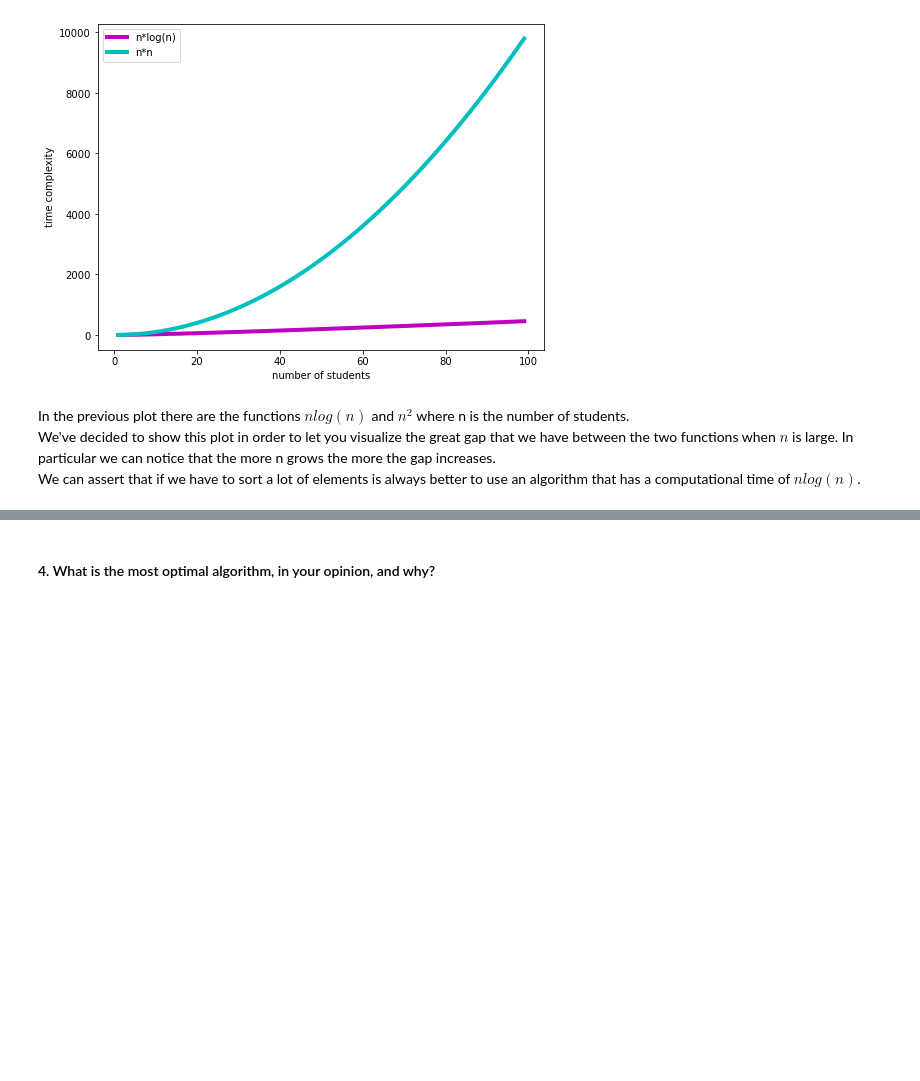
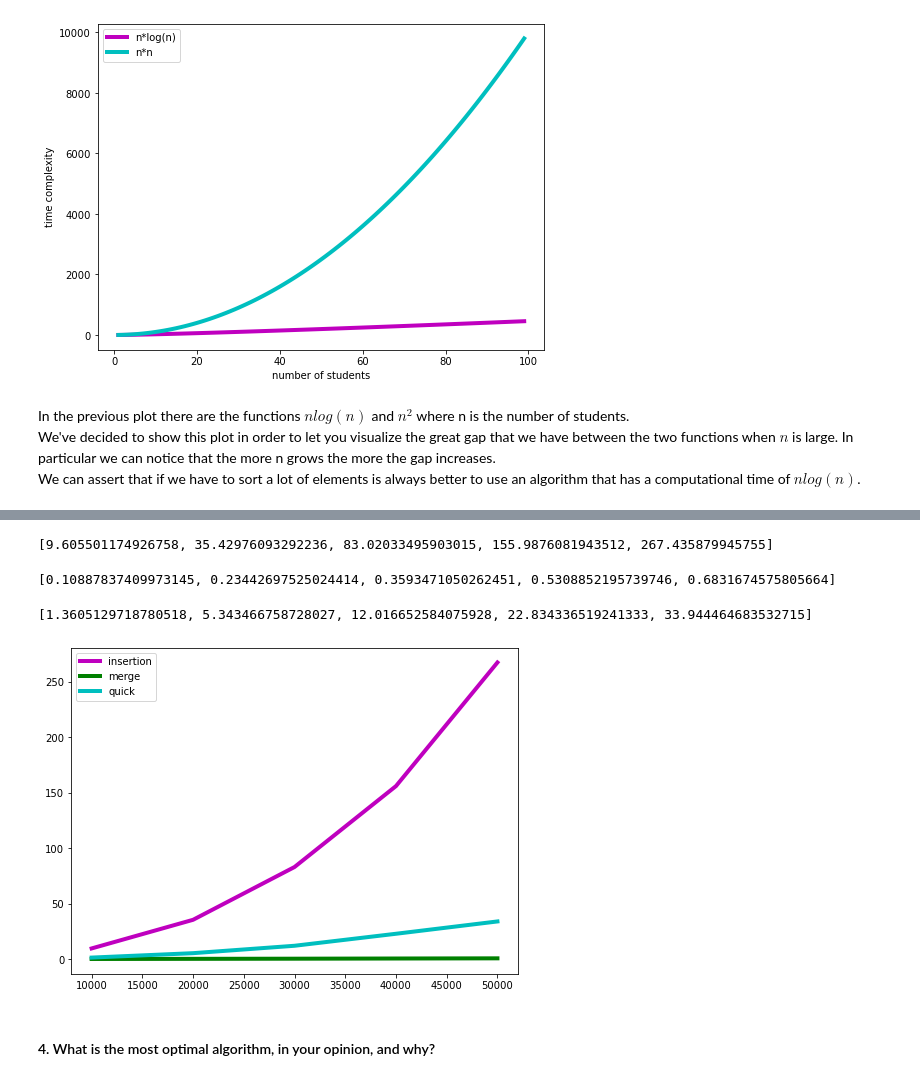
Before and after one commit to MRampo/ADM-HW3, a Jupyter notebook: Theoretical question.ipynb, the cells around one changed output, grey strips where cells are left out. Drawn from its saved outputs; the diff is of its cells as text; code cells hidden in the pictures; blank space fills up the shorter version.

Commit message:
time complexity

```diff
--- a/Theoretical question.ipynb
+++ b/Theoretical question.ipynb
@@ -313,3 +310,58 @@ As we've seen before the times taken by the different algorithm are:
+# %%
+d,n,m = read_file()
+# %%
+times_insertion = []
+for t in range(10000,len(d)+1,10000):
+    dati_time = d[0:t]
+    start_time = time.time()
+    insertion_sort(dati_time,t)
+    end_time = time.time()
+    times_insertion.append(end_time-start_time)
+# %%
+print(times_insertion)
+# %% [output]
+[9.605501174926758, 35.42976093292236, 83.02033495903015, 155.9876081943512, 267.435879945755]
+# %%
+times_merge = []
+for t in range(10000,len(d)+1,10000):
+    dati_time = d[0:t]
+    start_time = time.time()
+    merge_sort(dati_time,1,t)
+    end_time = time.time()
+    times_merge.append(end_time-start_time)
+# %%
+print(times_merge)
+# %% [output]
+[0.10887837409973145, 0.23442697525024414, 0.3593471050262451, 0.5308852195739746, 0.6831674575805664]
+# %%
+times_quick = []
+for t in range(10000,len(d)+1,10000):
+    dati_time = d[0:t]
+    start_time = time.time()
+    quicksort(dati_time,0,t-1)
+    end_time = time.time()
+    times_quick.append(end_time-start_time)
+# %%
+print(times_quick)
+# %% [output]
+[1.3605129718780518, 5.343466758728027, 12.016652584075928, 22.834336519241333, 33.944464683532715]
+# %%
+import matplotlib.pyplot as plt
+import numpy as np
+import math
+
+X = np.arange(10000,50000+1,10000)
+ins = np.array(times_insertion)
+mer = np.array(times_merge)
+qui = np.array(times_quick)
+plt.figure(figsize=(8, 6))
+plt.plot(X, ins, color='m',label='insertion',linewidth=4.0)
+plt.plot(X, mer, color='g',label='merge',linewidth=4.0)
+plt.plot(X, qui, color='c',label='quick',linewidth=4.0)
+plt.legend()
+plt.show()
+# %% [output]
+[figure, added]
 # %% [markdown]
 #### 4. What is the most optimal algorithm, in your opinion, and why?
 # %% [markdown]
```
Also changed, not shown: parts of 13 cells of this notebook.
